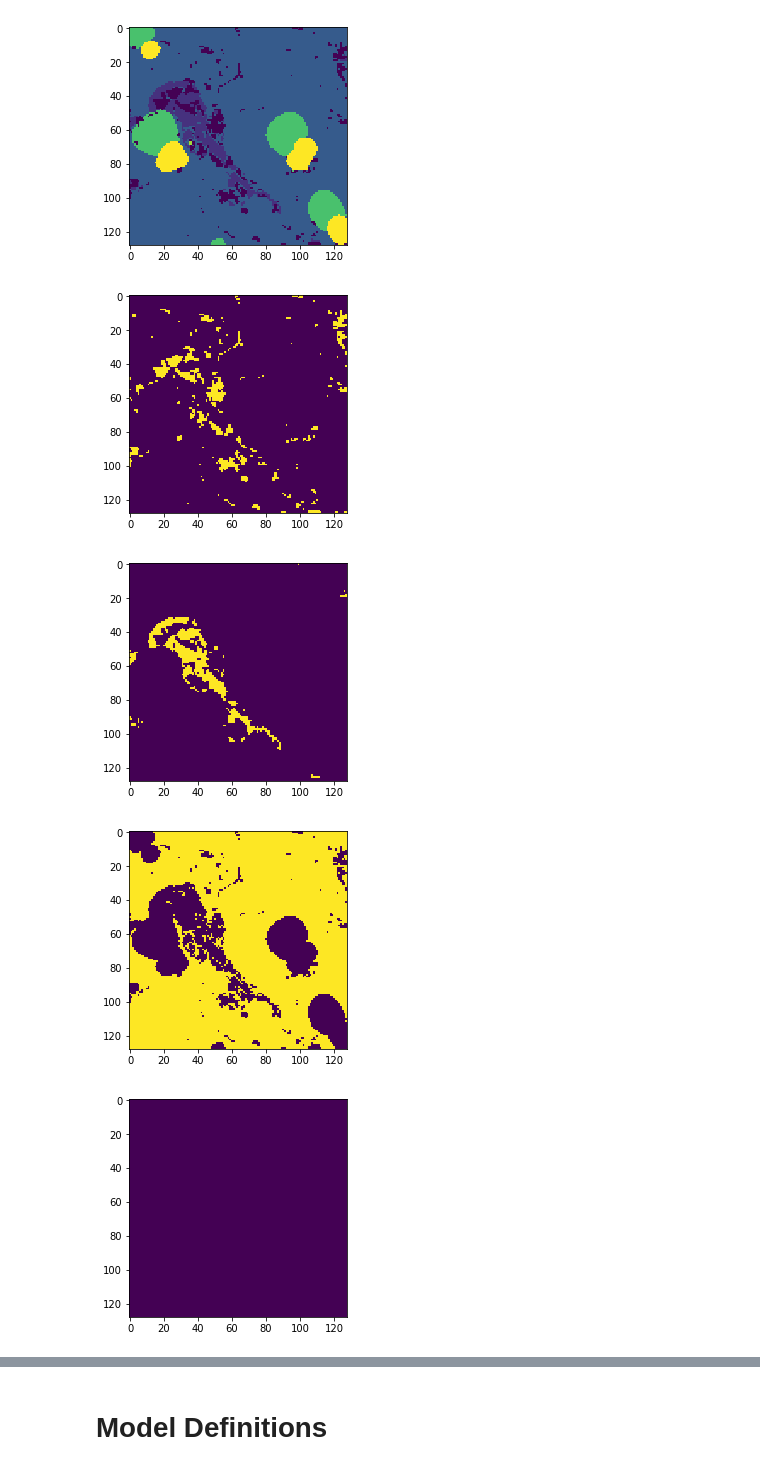
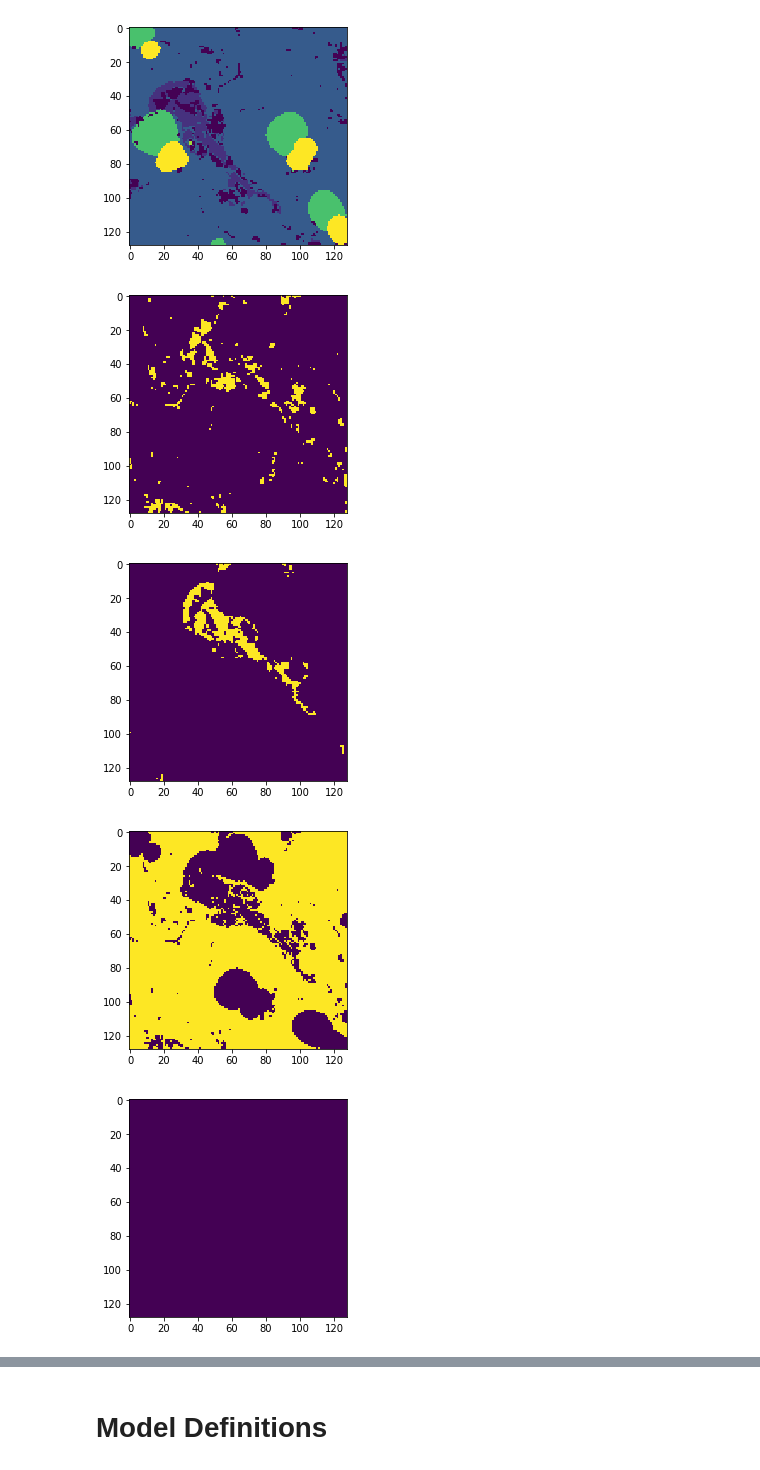
Before and after one commit to PrinceJavier/datos_segmentation, a Jupyter notebook: datos.model_train.ipynb, the cells around one changed output, grey strips where cells are left out. Saved outputs shown, nothing was run; the diff lists cells and outputs as text; code cells hidden in the pictures.

Commit message:
unet ready for training

```diff
--- a/datos.model_train.ipynb
+++ b/datos.model_train.ipynb
@@ -103,13 +103,19 @@ len(outliers)
 # %%
 # we remove outliers
 feats_final = []
+labels_final0 = []
 
 for n in range(len(datos_train)):
     path_feat = datos_train.iloc[n].feature_image
+    path_label = datos_train.iloc[n].label_image
+
     feat = tiff.imread(path_feats + path_feat)
+    label = tiff.imread(path_labels + path_label)
 
     if feat.min() >= -1:
         feats_final.append(feat)
+        labels_final0.append(label)
 
 feats_final = np.array(feats_final)
+labels_final0 = np.array(labels_final0)
 # %%
@@ -151,7 +157,7 @@ for i in range(10):
 ## Preprocess label (separate per class)
 Optional. We split each prediction into a 128 X 128 X 8 tensor. Each of the 8 layers correspond to classes 0, 1, 2, 4, 5, 6, 7, 15.
 # %%
-sample_label = labels[3]
+sample_label = labels_final0[3]
 sample_label.shape
 # %% [output]
 (128, 128)
@@ -169,15 +175,16 @@ def split_array(sample_label):
         layer = layer.astype(int)
         new_array.append(layer)
     new_array = np.array(new_array)
+    new_array = np.swapaxes(new_array, 0, 2)
 
     return new_array
 # %%
 sample_split = split_array(sample_label)
 for i in range(8):
-    plt.imshow(sample_split[i])
+    plt.imshow(sample_split[:, :, i])
     plt.show()
 # %% [output]
-[figure, old version]
+[figure, new version]
-[figure, old version]
+[figure, new version]
-[figure, old version]
+[figure, new version]
 [figure]
```
Also changed, not shown: parts of 26 cells of this notebook.
